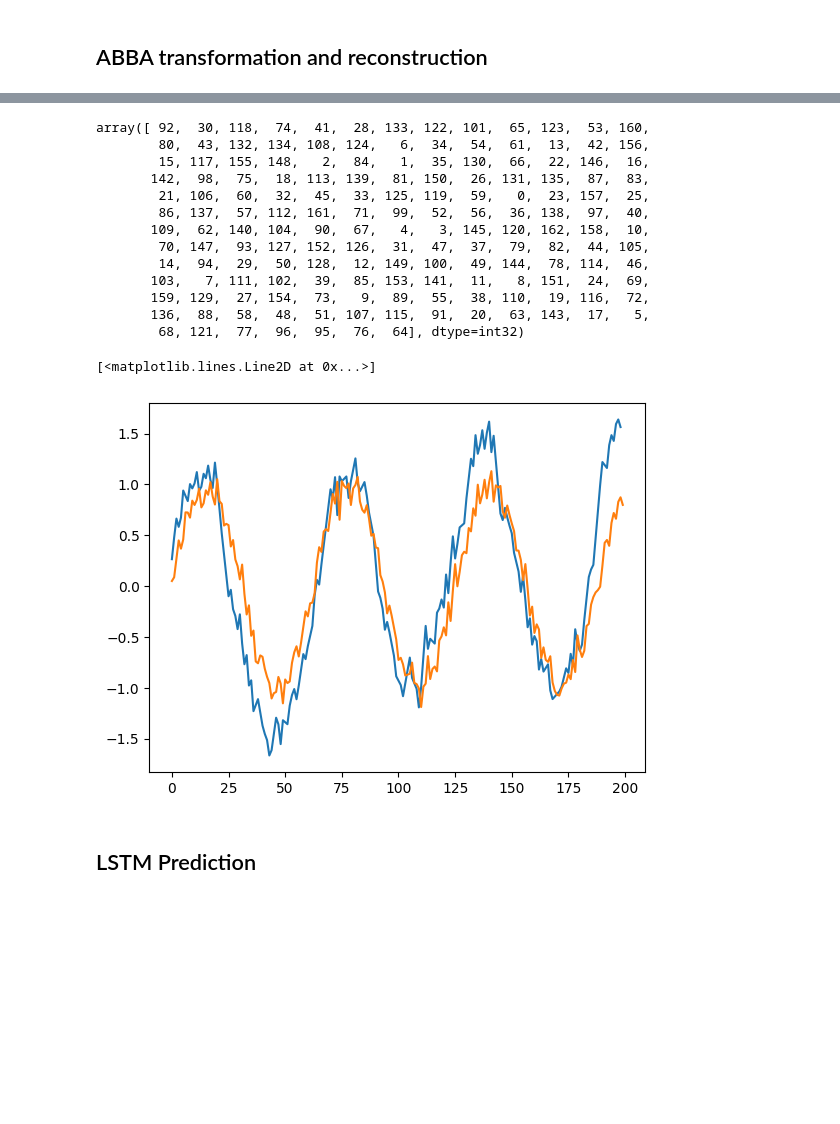
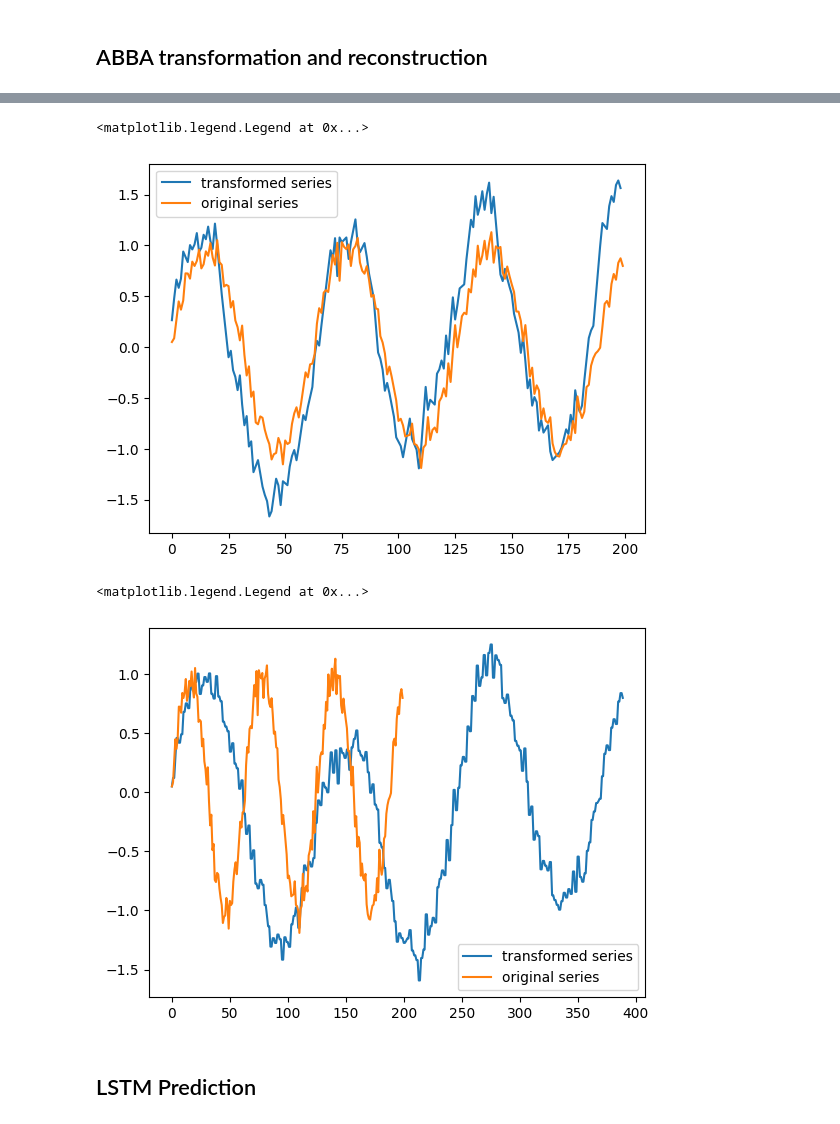
Before and after one commit to VSmague/ABBA_LSTM, a Jupyter notebook: notebook.ipynb, the cells around one changed output, grey strips where cells are left out. Saved outputs shown, nothing was run; the diff lists cells and outputs as text; code cells hidden in the pictures; blank space fills up the shorter version.

```diff
--- a/notebook.ipynb
+++ b/notebook.ipynb
@@ -66,28 +63,23 @@ plt.plot(series)
 # %%
 abba = ABBA()
 symbol_sequence = abba.fit(series)
-symbol_sequence
+recon = abba.inverse_transform(symbol_sequence, series[0])
+plt.plot(recon, label='transformed series')
+plt.plot(series, label='original series')
+plt.legend(loc='best')
 # %% [output]
-array([ 92,  30, 118,  74,  41,  28, 133, 122, 101,  65, 123,  53, 160,
-        80,  43, 132, 134, 108, 124,   6,  34,  54,  61,  13,  42, 156,
-        15, 117, 155, 148,   2,  84,   1,  35, 130,  66,  22, 146,  16,
-       142,  98,  75,  18, 113, 139,  81, 150,  26, 131, 135,  87,  83,
-        21, 106,  60,  32,  45,  33, 125, 119,  59,   0,  23, 157,  25,
-        86, 137,  57, 112, 161,  71,  99,  52,  56,  36, 138,  97,  40,
-       109,  62, 140, 104,  90,  67,   4,   3, 145, 120, 162, 158,  10,
-        70, 147,  93, 127, 152, 126,  31,  47,  37,  79,  82,  44, 105,
-        14,  94,  29,  50, 128,  12, 149, 100,  49, 144,  78, 114,  46,
-       103,   7, 111, 102,  39,  85, 153, 141,  11,   8, 151,  24,  69,
-       159, 129,  27, 154,  73,   9,  89,  55,  38, 110,  19, 116,  72,
-       136,  88,  58,  48,  51, 107, 115,  91,  20,  63, 143,  17,   5,
-        68, 121,  77,  96,  95,  76,  64], dtype=int32)
+<matplotlib.legend.Legend at 0x...>
+[figure, added]
-# %%
-recon = abba.inverse_transform(symbol_sequence, series[0])
-plt.plot(recon)
-plt.plot(series)
-# %% [output]
-[<matplotlib.lines.Line2D at 0x...>]
-[figure, removed]
+# %%
+abba_patched = ABBAPatched()
+symbol_sequence = abba_patched.fit(series)
+recon_patched = abba_patched.inverse_transform(symbol_sequence, series[0])
+plt.plot(recon_patched, label='transformed series')
+plt.plot(series, label='original series')
+plt.legend(loc='best')
+# %% [output]
+<matplotlib.legend.Legend at 0x...>
+[figure, added]
 # %% [markdown]
 ## LSTM Prediction
 # %%
```
Also changed, not shown: parts of 17 cells of this notebook, 7 other files.
